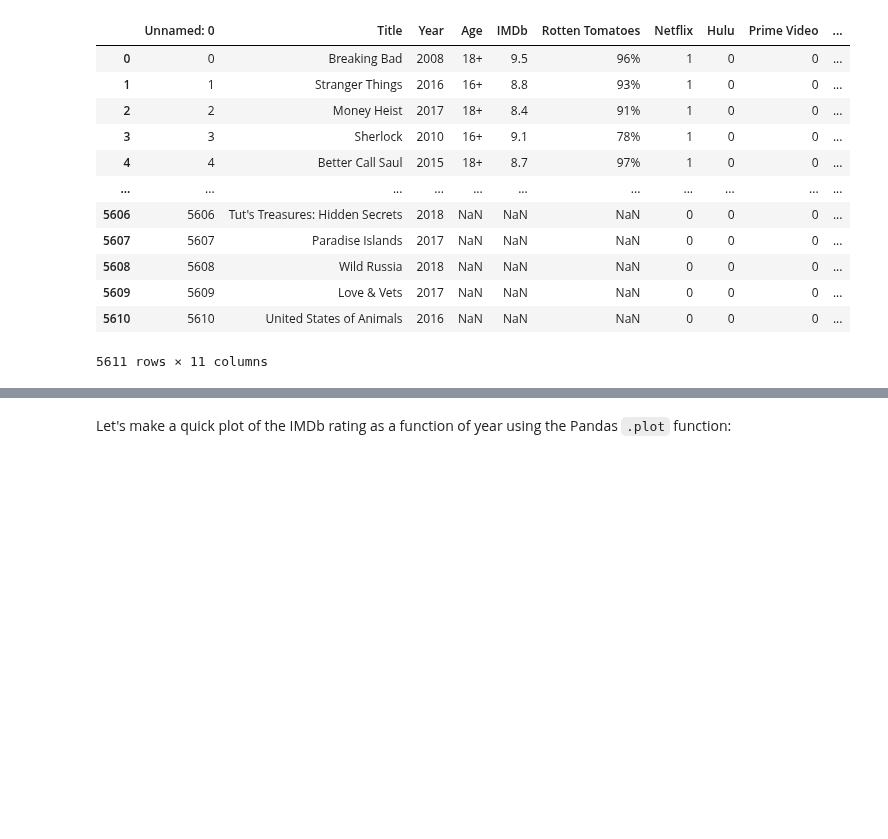
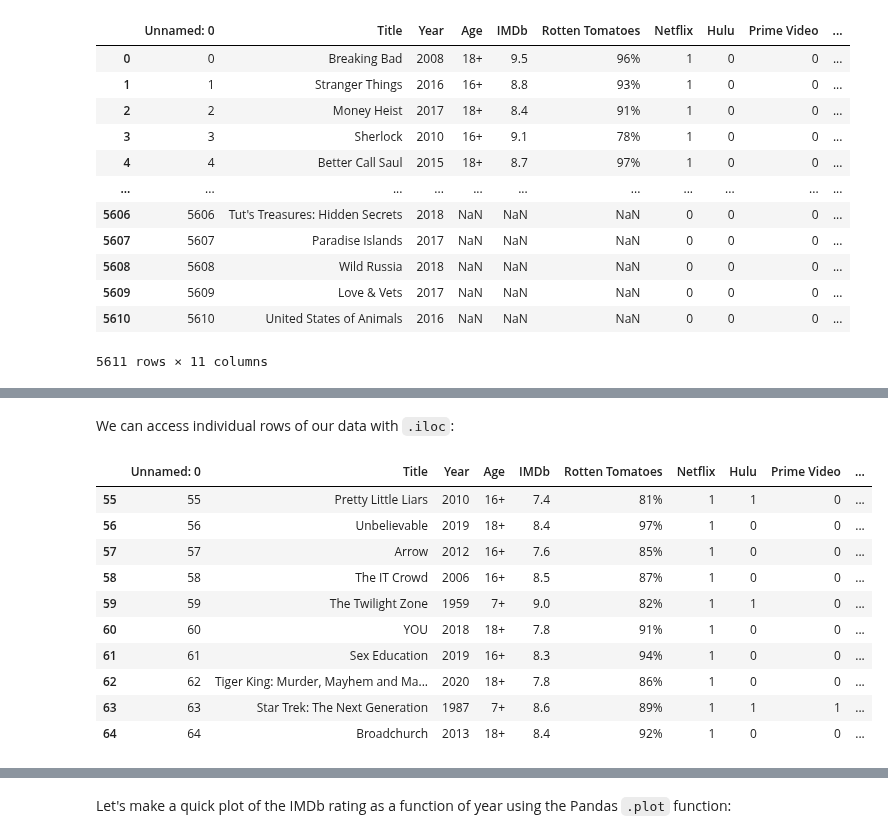
Before and after one commit to jnaiman/csci-p-14110_su2020, a Jupyter notebook: lesson04/prep_notebook_lesson04.ipynb, the cells around one changed output, grey strips where cells are left out. Cells and saved outputs as stored; diff of their text form; code cells hidden in the pictures; blank space fills up the shorter version.

Commit message:
working with data

```diff
--- a/lesson04/prep_notebook_lesson04.ipynb
+++ b/lesson04/prep_notebook_lesson04.ipynb
@@ -416,0 +49,16 @@ movies
+# %% [markdown]
+We can access individual rows of our data with `.iloc`:
+# %%
+movies.iloc[55:65,:]
+# %% [output]
+|  | Unnamed: 0 | Title | Year | Age | IMDb | Rotten Tomatoes | Netflix | Hulu | Prime Video | ... |
+| 55 | 55 | Pretty Little Liars | 2010 | 16+ | 7.4 | 81% | 1 | 1 | 0 | ... |
+| 56 | 56 | Unbelievable | 2019 | 18+ | 8.4 | 97% | 1 | 0 | 0 | ... |
+| 57 | 57 | Arrow | 2012 | 16+ | 7.6 | 85% | 1 | 0 | 0 | ... |
+| 58 | 58 | The IT Crowd | 2006 | 16+ | 8.5 | 87% | 1 | 0 | 0 | ... |
+| 59 | 59 | The Twilight Zone | 1959 | 7+ | 9.0 | 82% | 1 | 1 | 0 | ... |
+| 60 | 60 | YOU | 2018 | 18+ | 7.8 | 91% | 1 | 0 | 0 | ... |
+| 61 | 61 | Sex Education | 2019 | 16+ | 8.3 | 94% | 1 | 0 | 0 | ... |
+| 62 | 62 | Tiger King: Murder, Mayhem and Ma... | 2020 | 18+ | 7.8 | 86% | 1 | 0 | 0 | ... |
+| 63 | 63 | Star Trek: The Next Generation | 1987 | 7+ | 8.6 | 89% | 1 | 1 | 1 | ... |
+| 64 | 64 | Broadchurch | 2013 | 18+ | 8.4 | 92% | 1 | 0 | 0 | ... |
```
Also changed, not shown: parts of 102 cells of this notebook, 7 other files.
